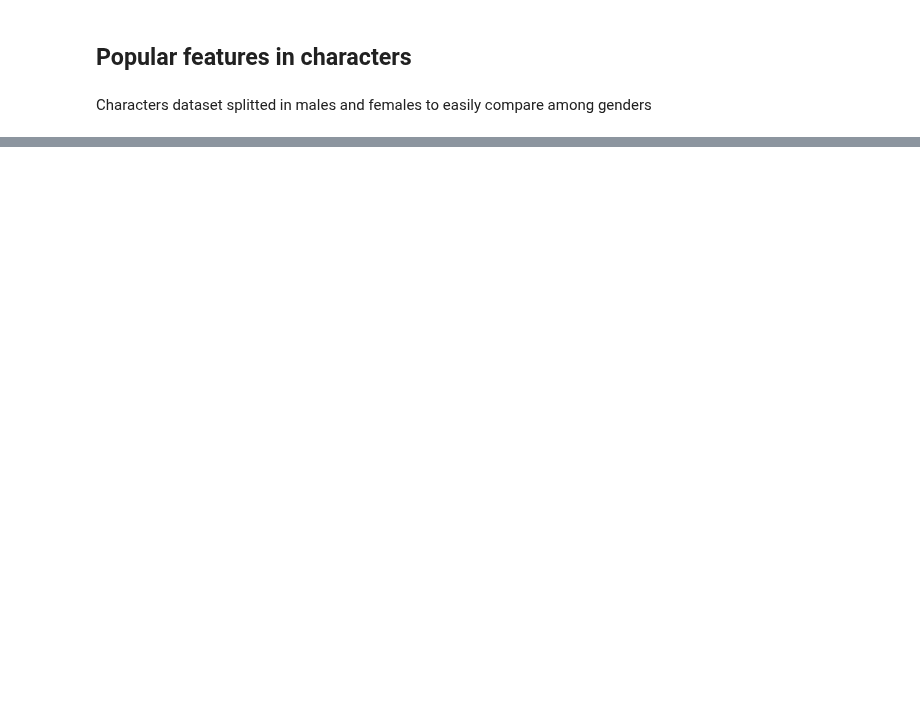
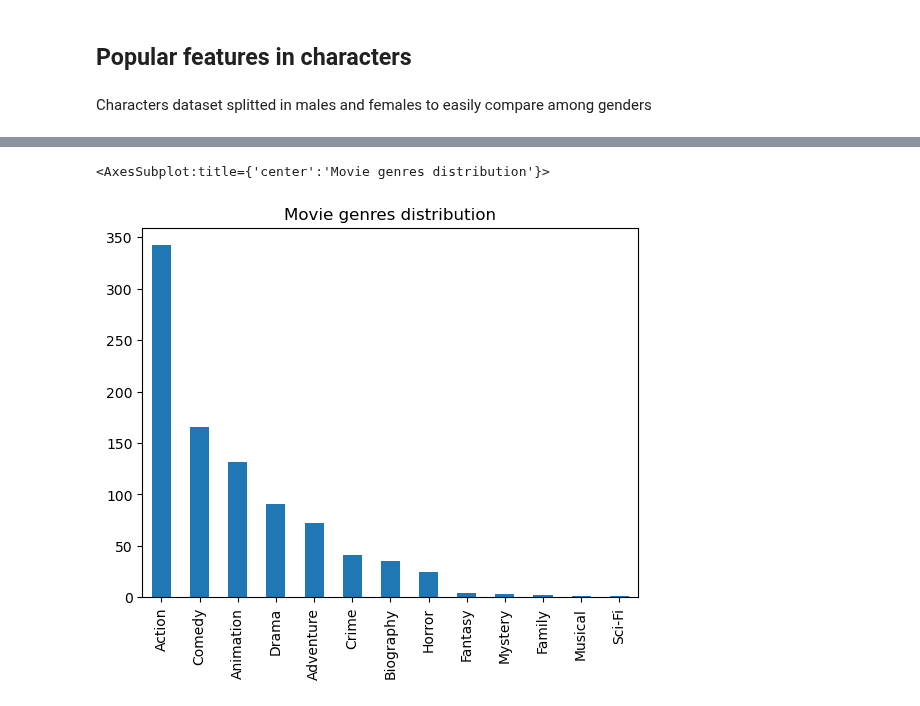
Before and after one commit to epfl-ada/ada-2022-project-theadaholics, a Jupyter notebook: main.ipynb, the cells around one changed output, grey strips where cells are left out. Cells and saved outputs as stored; diff of their text form; code cells hidden in the pictures; blank space fills up the shorter version.

```diff
--- a/main.ipynb
+++ b/main.ipynb
@@ -521,0 +543,5 @@ characters_age_histogram(characters_female)
+# %%
+movie_feature_with_budget['genre1'].value_counts().plot(kind='bar', title='Movie genres distribution')
+# %% [output]
+<AxesSubplot:title={'center':'Movie genres distribution'}>
+[figure, added]
```
Also changed, not shown: parts of 21 cells of this notebook.
